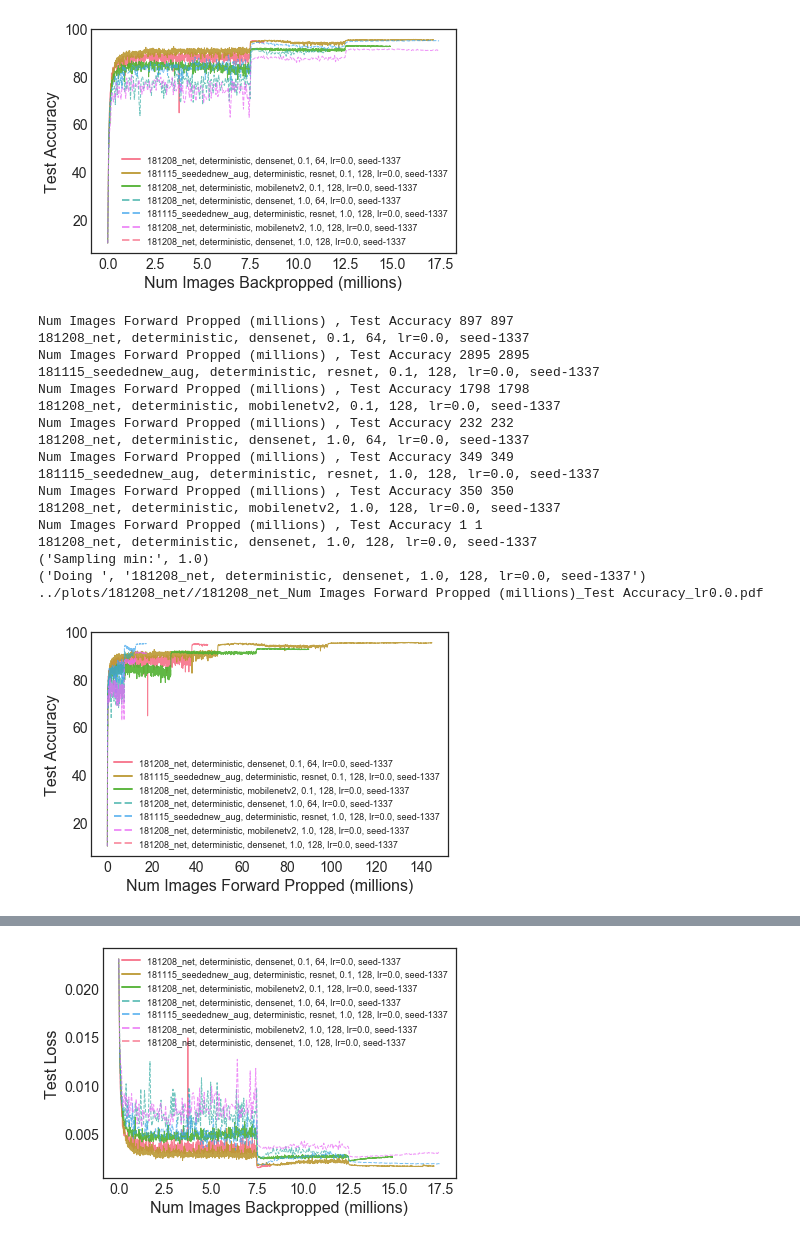
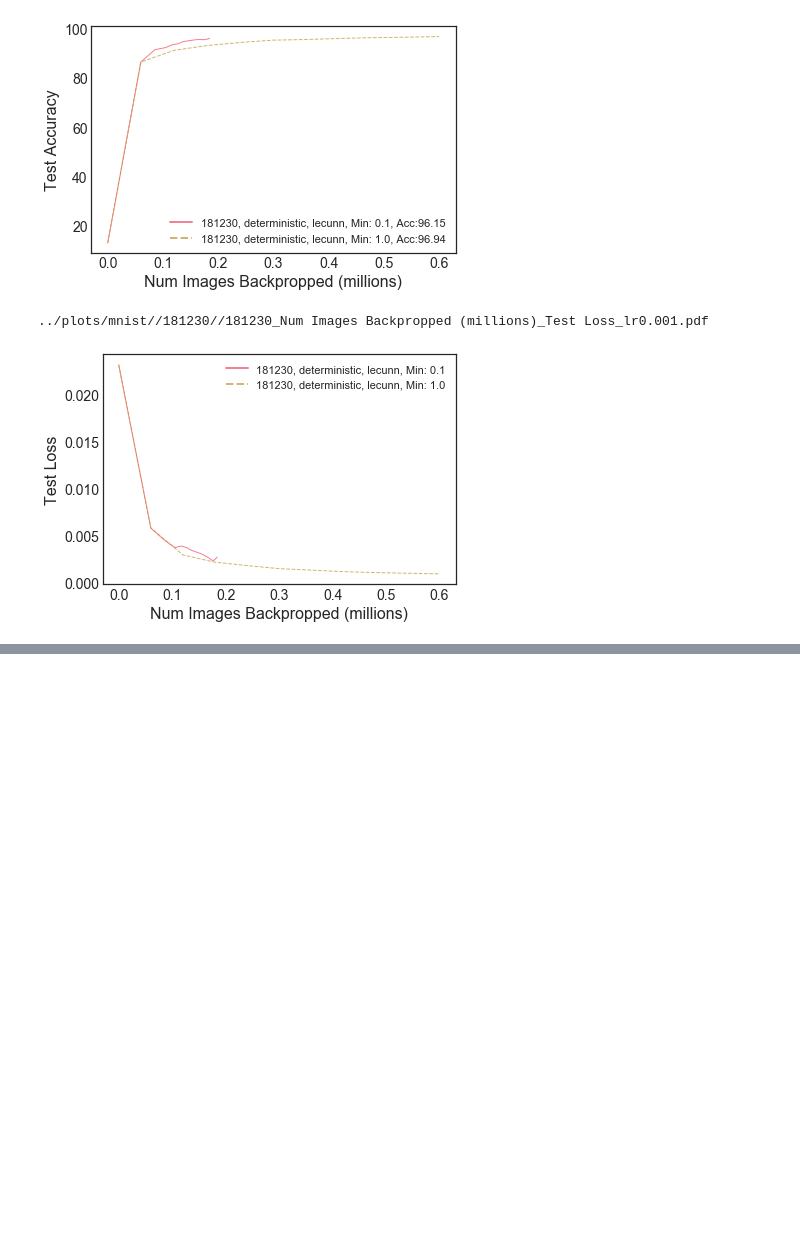
Before and after one commit to angelajiang/bias-in-datasets, a Jupyter notebook: active_learning/ipython/Attribution of Accuracy.ipynb, the cells around one changed output, grey strips where cells are left out. Saved outputs shown, nothing was run; the diff lists cells and outputs as text; code cells hidden in the pictures; blank space fills up the shorter version.

```diff
--- a/active_learning/ipython/Attribution of Accuracy.ipynb
+++ b/active_learning/ipython/Attribution of Accuracy.ipynb
@@ -195,7 +191,8 @@ def plot(xs_by_config,
          ymin=None,
          ymax=None,
          xmax=None,
-         ymarker=None):
+         ymarker=None,
+         annotate_accuracy=False):
     local_xmax = - float("inf")
     local_ymax = - float("inf")
     for config, ys in sorted(ys_by_config.iteritems(), key=lambda x: x[0].top_k):
@@ -211,12 +208,14 @@ def plot(xs_by_config,
 
         #TODO get label here
         label = config.label
-        print xlabel, ",", ylabel, len(xs), len(ys)
+        if annotate_accuracy:
+            label += ", Acc:{}".format(max(ys))
+
         if config.top_k == config.pool_size or config.top_k == 1:
             plt.plot(xs, ys, label=label, linestyle="--", linewidth=lw, alpha=0.7, zorder=0)
         else:
             plt.plot(xs, ys, label=label, linewidth=lw, alpha=0.9, zorder=0)
-        print(config.label)
+
         if max(xs) > local_xmax:
             local_xmax = max(xs)
         if max(ys) > local_ymax:
@@ -228,6 +227,7 @@ def plot(xs_by_config,
                 plt.ylim(ymin, ymax)
             else:
                 plt.ylim(ymin, local_ymax)
+
         # Add visual marker where we achieve ymarker accuracy
         xmarker = Evaluate.find_first_x_at_y(xs, ys, ymarker)
         if xmarker:
@@ -238,13 +238,10 @@ def plot(xs_by_config,
         plt.ylabel(ylabel)
 
 
-    print("Sampling min:", config.top_k)
-    print("Doing ", config.label)
-    with open("/Users/angela/tmp/{}-{}-{}".format(ylabel, config.experiment_name, config.top_k), "w+") as f:
-        for x, y in zip(xs, ys):
-            line = "{},{}\n".format(x, y)
-            f.write(line)
-
+    #with open("/Users/angela/tmp/{}-{}-{}".format(ylabel, config.experiment_name, config.top_k), "w+") as f:
+    #    for x, y in zip(xs, ys):
+    #        line = "{},{}\n".format(x, y)
+    #        f.write(line)
 
 
     if len(ys_by_config.keys()) > 0:
@@ -406,17 +510,29 @@ if do_evaluate:
 # %%
-plot_home_dir = "../plots"
-experiment_dir = "../data/output/cifar10"
-baseline_exp = "181208_net"
+# MNIST
+
+plot_home_dir = "../plots/mnist/"
+experiment_dir = "../data/output/mnist"
+baseline_exp = "181230"
+baseline_file = "deterministic_cifar10_lecunn_1_128_0.001_0.0005_trial1_seed1337_v2"
 do_plot = True
+do_evaluate = True
 
-plot_dir = "{}/181208_net/".format(plot_home_dir)
+plot_dir = "{}/181230/".format(plot_home_dir)
 if not os.path.exists(plot_dir):
     os.makedirs(plot_dir)
 
-experiment_names = [baseline_exp, "181115_seedednew_aug"]
+experiment_names = [baseline_exp]
 
 if do_plot:
     plot_experiments(experiment_names,
                      experiment_dir,
-                     plot_dir)
+                     plot_dir,
+                     trials=[1])
+
+baseline_path = os.path.join(experiment_dir, baseline_exp, baseline_file)
+if do_evaluate:
+    Evaluate.evaluate(experiment_dir,
+             baseline_exp,
+             baseline_file,
+             baseline_exp)
 # %% [output]
@@ -458,19 +546,3 @@ Num Images Backpropped (millions) , Test Accuracy 1 1
-[figure, old version]
+[figure, new version]
-Num Images Forward Propped (millions) , Test Accuracy 897 897
-181208_net, deterministic, densenet, 0.1, 64, lr=0.0, seed-1337
-Num Images Forward Propped (millions) , Test Accuracy 2895 2895
-181115_seedednew_aug, deterministic, resnet, 0.1, 128, lr=0.0, seed-1337
-Num Images Forward Propped (millions) , Test Accuracy 1798 1798
-181208_net, deterministic, mobilenetv2, 0.1, 128, lr=0.0, seed-1337
-Num Images Forward Propped (millions) , Test Accuracy 232 232
-181208_net, deterministic, densenet, 1.0, 64, lr=0.0, seed-1337
-Num Images Forward Propped (millions) , Test Accuracy 349 349
-181115_seedednew_aug, deterministic, resnet, 1.0, 128, lr=0.0, seed-1337
-Num Images Forward Propped (millions) , Test Accuracy 350 350
-181208_net, deterministic, mobilenetv2, 1.0, 128, lr=0.0, seed-1337
-Num Images Forward Propped (millions) , Test Accuracy 1 1
-181208_net, deterministic, densenet, 1.0, 128, lr=0.0, seed-1337
-('Sampling min:', 1.0)
-('Doing ', '181208_net, deterministic, densenet, 1.0, 128, lr=0.0, seed-1337')
-../plots/181208_net//181208_net_Num Images Forward Propped (millions)_Test Accuracy_lr0.0.pdf
+../plots/mnist//181230//181230_Num Images Backpropped (millions)_Test Loss_lr0.001.pdf
-[figure, old version]
+[figure, new version]
@@ -494,2 +556 @@ Num Images Backpropped (millions) , Test Loss 1 1
-[figure, removed]
 <Figure size 432x288 with 0 Axes>
```
Also changed, not shown: parts of 9 cells of this notebook, 5 other files.
